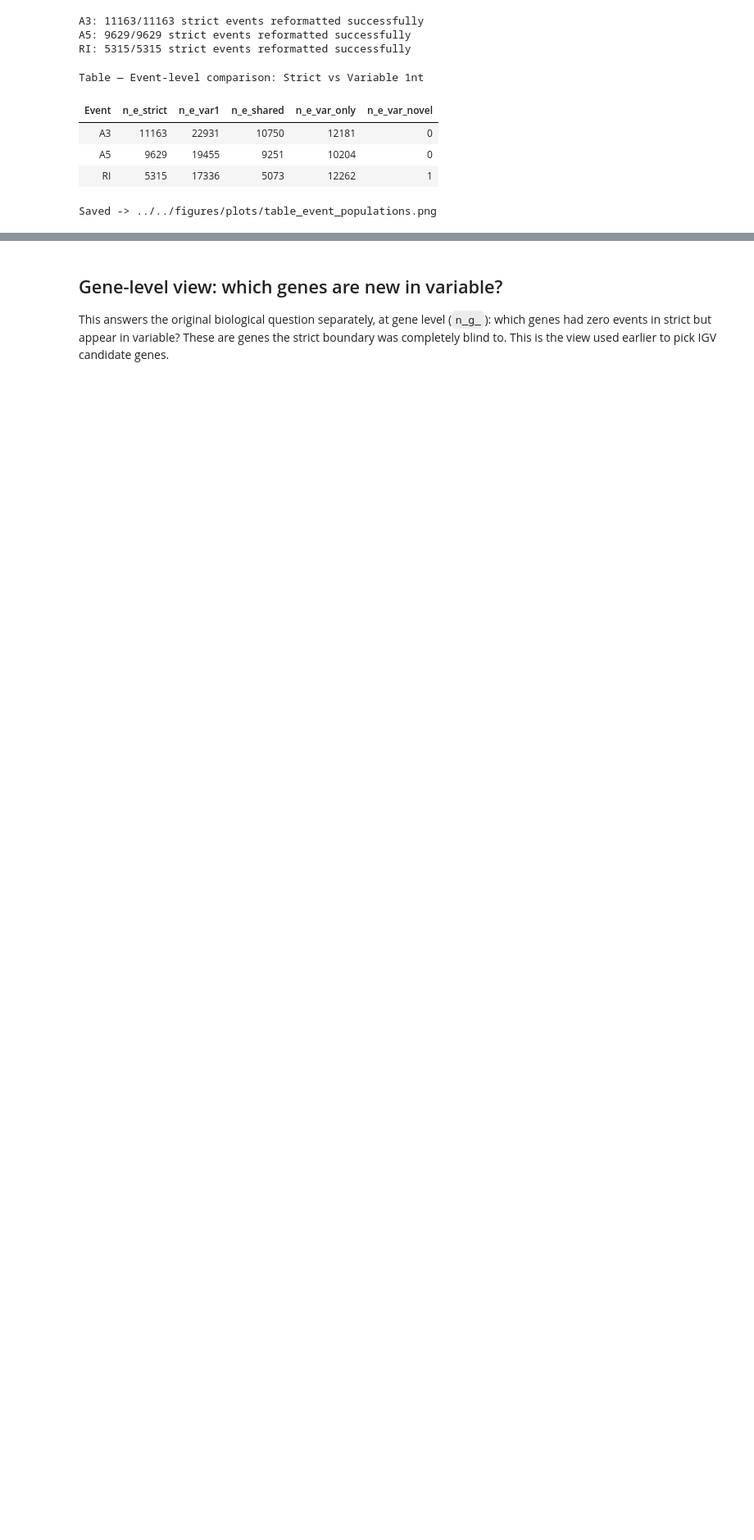
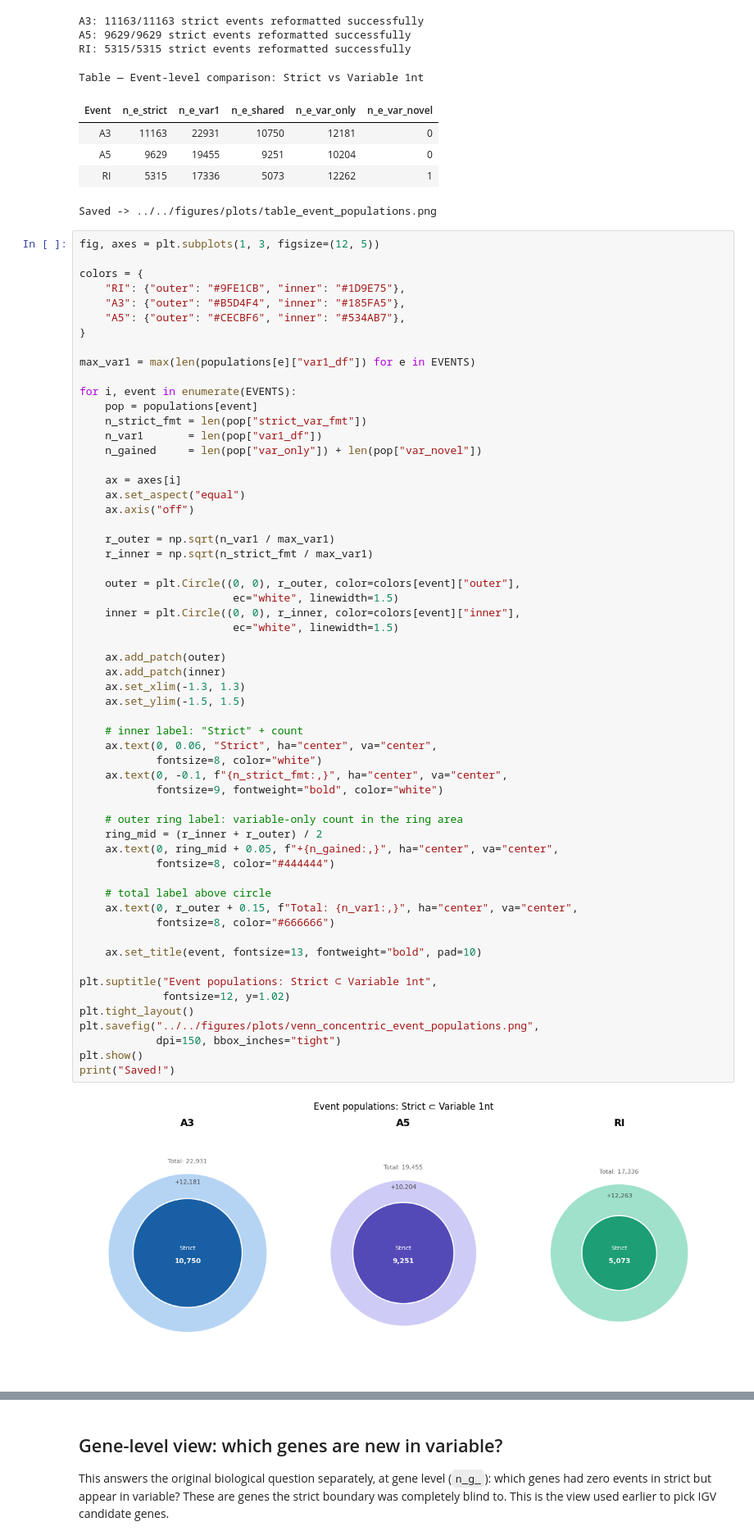
Before and after one commit to griceyrt/Internship, a Jupyter notebook: analysis/notebooks/01_filter_events.ipynb, the cells around one changed output, grey strips where cells are left out. Shown at 82% size. Cells and saved outputs as stored; diff of their text form; blank space fills up the shorter version.

Commit message:
+Venn Diagrams for events and strict format

```diff
--- a/analysis/notebooks/01_filter_events.ipynb
+++ b/analysis/notebooks/01_filter_events.ipynb
@@ -271,3 +271,63 @@ Table — Event-level comparison: Strict vs Variable 1nt
 | A5 | 9629 | 19455 | 9251 | 10204 | 0 |
 | RI | 5315 | 17336 | 5073 | 12262 | 1 |
 Saved -> ../../figures/plots/table_event_populations.png
+# %%
+fig, axes = plt.subplots(1, 3, figsize=(12, 5))
+
+colors = {
+    "RI": {"outer": "#9FE1CB", "inner": "#1D9E75"},
+    "A3": {"outer": "#B5D4F4", "inner": "#185FA5"},
+    "A5": {"outer": "#CECBF6", "inner": "#534AB7"},
+}
+
+max_var1 = max(len(populations[e]["var1_df"]) for e in EVENTS)
+
+for i, event in enumerate(EVENTS):
+    pop = populations[event]
+    n_strict_fmt = len(pop["strict_var_fmt"])
+    n_var1       = len(pop["var1_df"])
+    n_gained     = len(pop["var_only"]) + len(pop["var_novel"])
+
+    ax = axes[i]
+    ax.set_aspect("equal")
+    ax.axis("off")
+
+    r_outer = np.sqrt(n_var1 / max_var1)
+    r_inner = np.sqrt(n_strict_fmt / max_var1)
+
+    outer = plt.Circle((0, 0), r_outer, color=colors[event]["outer"],
+                        ec="white", linewidth=1.5)
+    inner = plt.Circle((0, 0), r_inner, color=colors[event]["inner"],
+                        ec="white", linewidth=1.5)
+
+    ax.add_patch(outer)
+    ax.add_patch(inner)
+    ax.set_xlim(-1.3, 1.3)
+    ax.set_ylim(-1.5, 1.5)
+
+    # inner label: "Strict" + count
+    ax.text(0, 0.06, "Strict", ha="center", va="center",
+            fontsize=8, color="white")
+    ax.text(0, -0.1, f"{n_strict_fmt:,}", ha="center", va="center",
+            fontsize=9, fontweight="bold", color="white")
+
+    # outer ring label: variable-only count in the ring area
+    ring_mid = (r_inner + r_outer) / 2
+    ax.text(0, ring_mid + 0.05, f"+{n_gained:,}", ha="center", va="center",
+            fontsize=8, color="#444444")
+
+    # total label above circle
+    ax.text(0, r_outer + 0.15, f"Total: {n_var1:,}", ha="center", va="center",
+            fontsize=8, color="#666666")
+
+    ax.set_title(event, fontsize=13, fontweight="bold", pad=10)
+
+plt.suptitle("Event populations: Strict ⊂ Variable 1nt",
+             fontsize=12, y=1.02)
+plt.tight_layout()
+plt.savefig("../../figures/plots/venn_concentric_event_populations.png",
+            dpi=150, bbox_inches="tight")
+plt.show()
+print("Saved!")
+# %% [output]
+[figure, added]
```
Also changed, not shown: parts of 3 cells of this notebook, 1 other file.
